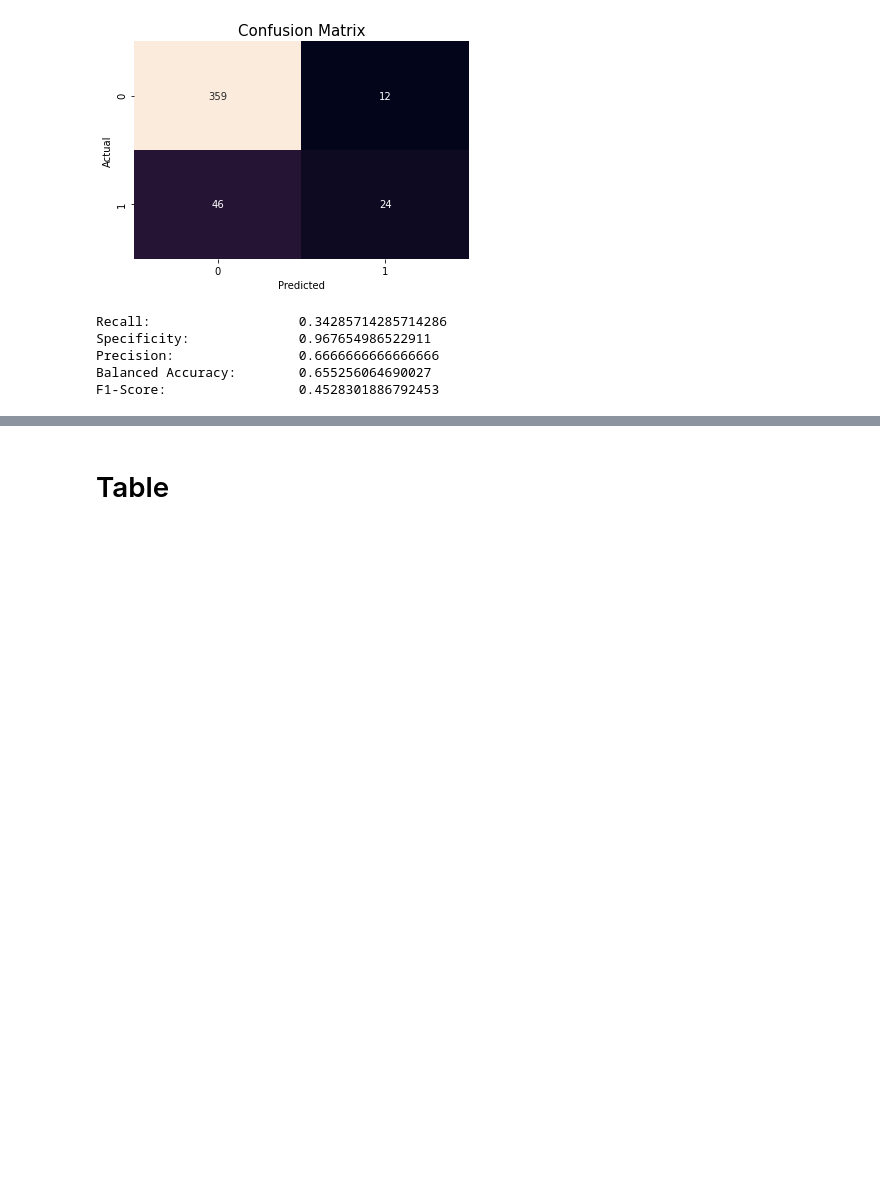
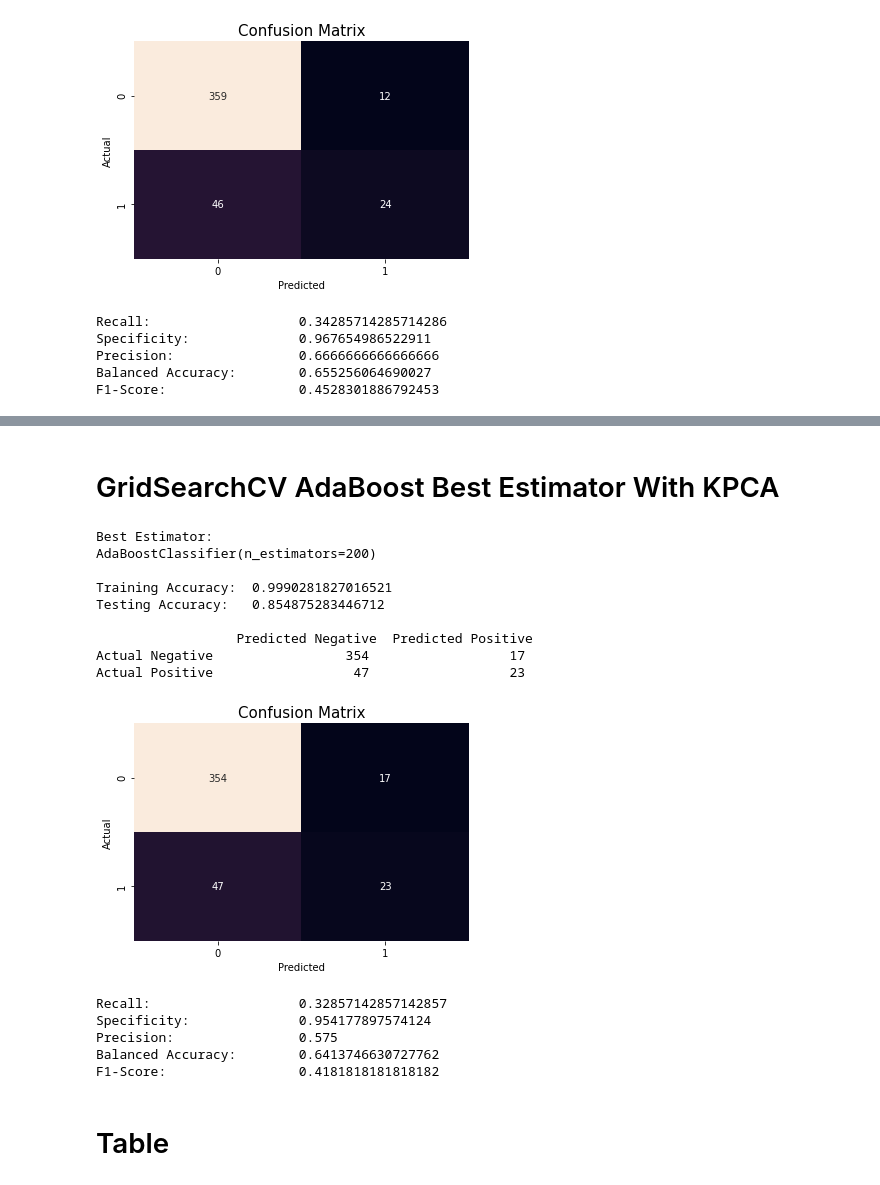
Before and after one commit to JoelQFernandez/DSC-540---Advanced-Machine-Learning---Final-Project, a Jupyter notebook: Final Project 03.6 AdaBoost.ipynb, the cells around one changed output, grey strips where cells are left out. Drawn from its saved outputs; the diff is of its cells as text; code cells hidden in the pictures; blank space fills up the shorter version.

```diff
--- a/Final Project 03.6 AdaBoost.ipynb
+++ b/Final Project 03.6 AdaBoost.ipynb
@@ -310,3 +348,47 @@ F1-Score:                 0.4528301886792453
+# %% [markdown]
+# GridSearchCV AdaBoost Best Estimator With KPCA
+# %%
+# Determine Best Estimator
+params = dict(
+    learning_rate = [0.0001, 0.001, 0.01, 0.1, 1.0],
+    #n_estimators = [5, 10, 20, 30, 40, 50, 100, 200]
+    n_estimators = [int(x) for x in np.linspace(start = 0, stop = 200, num = 3)]
+)
+best_estimator = gridSearcBestEstimator(AdaBoostClassifier(), params, cv, KPCA_X_train, KPCA_y_train)
+
+# Fit Model to best_estimator
+clf = best_estimator.fit(KPCA_X_train, KPCA_y_train.values.ravel())
+
+# Calcualate Training and Testing Accuracy
+testing_accuracy, y_test_pred = modelAccuracy(clf, KPCA_X_train, KPCA_X_test)
+
+# Print Confusion Matrix
+cm = confusionMatrix(KPCA_y_test, y_test_pred)
+
+# Heat Map
+heatMap(KPCA_y_test, y_test_pred)
+
+# Print Metrics
+recall, specificity, precision, balanced_accuracy, F1 = metrics(cm, KPCA_y_test, y_test_pred)
+
+# Populate Table
+Table['AdaBoost Best Estimator With KPCA'] = ['AdaBoostClassifier(n_estimators=200)', testing_accuracy, recall, specificity, precision, balanced_accuracy, F1]
+# %% [output]
+Best Estimator:
+AdaBoostClassifier(n_estimators=200)
+
+Training Accuracy:  0.9990281827016521
+Testing Accuracy:   0.854875283446712
+
+                  Predicted Negative  Predicted Positive
+Actual Negative                 354                  17
+Actual Positive                  47                  23
+[figure, added]
+Recall:                   0.32857142857142857
+Specificity:              0.954177897574124
+Precision:                0.575
+Balanced Accuracy:        0.6413746630727762
+F1-Score:                 0.4181818181818182
 # %% [markdown]
 # Table
 # %%
```
Also changed, not shown: parts of 5 cells of this notebook.
